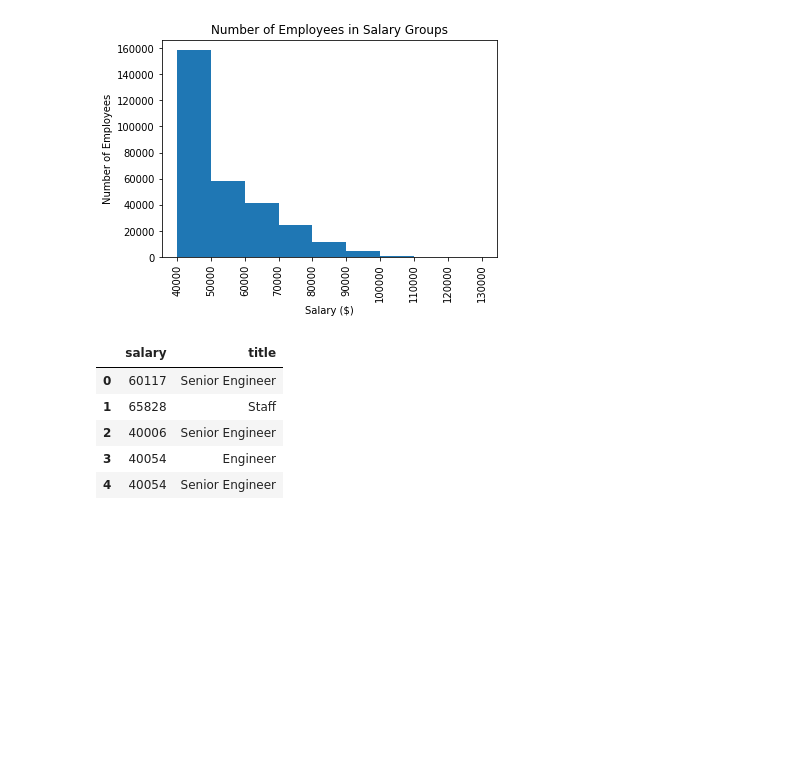
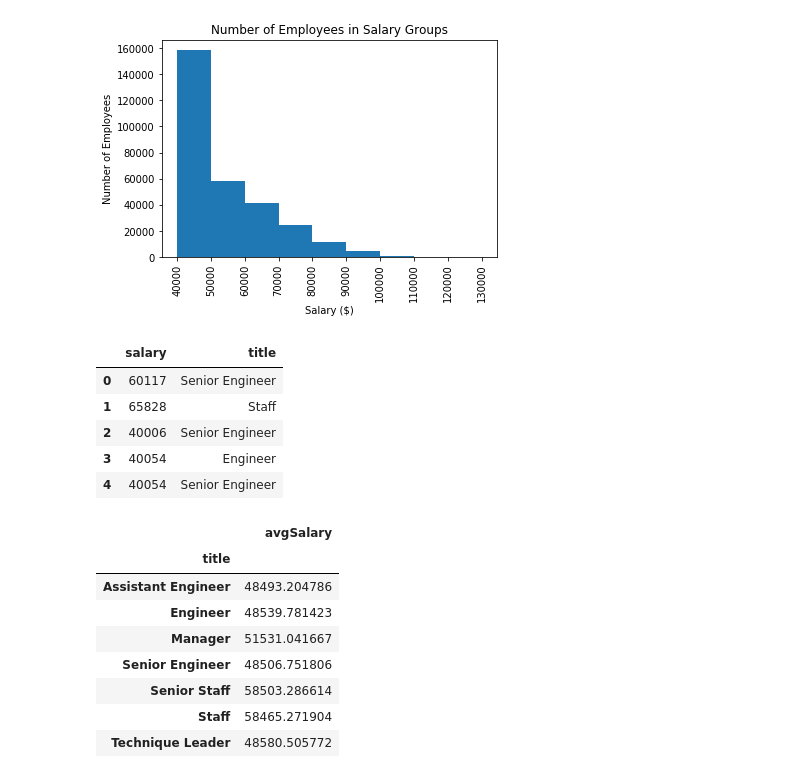
Before and after one commit to coconutpep/Employee-Database, a Jupyter notebook: dataset_test.ipynb, the cells around one changed output. Drawn from its saved outputs; the diff is of its cells as text; code cells hidden in the pictures; blank space fills up the shorter version.

Commit message:
grouped merged data by title and took average of the salaries

```diff
--- a/dataset_test.ipynb
+++ b/dataset_test.ipynb
@@ -36,3 +36,18 @@ merge_dropped.head()
 | 2 | 40006 | Senior Engineer |
 | 3 | 40054 | Engineer |
 | 4 | 40054 | Senior Engineer |
+# %%
+#Group merged df by title
+title_group = merge_dropped.groupby('title')
+titleSalary = pd.DataFrame({'avgSalary':title_group.salary.mean()})
+titleSalary
+# %% [output]
+|  | avgSalary |
+| title |  |
+| Assistant Engineer | 48493.204786 |
+| Engineer | 48539.781423 |
+| Manager | 51531.041667 |
+| Senior Engineer | 48506.751806 |
+| Senior Staff | 58503.286614 |
+| Staff | 58465.271904 |
+| Technique Leader | 48580.505772 |
```
